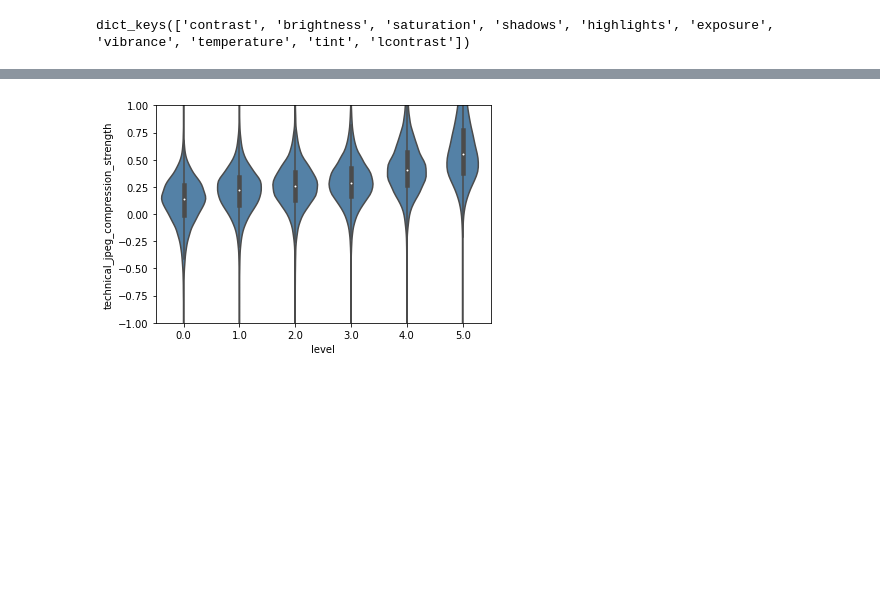
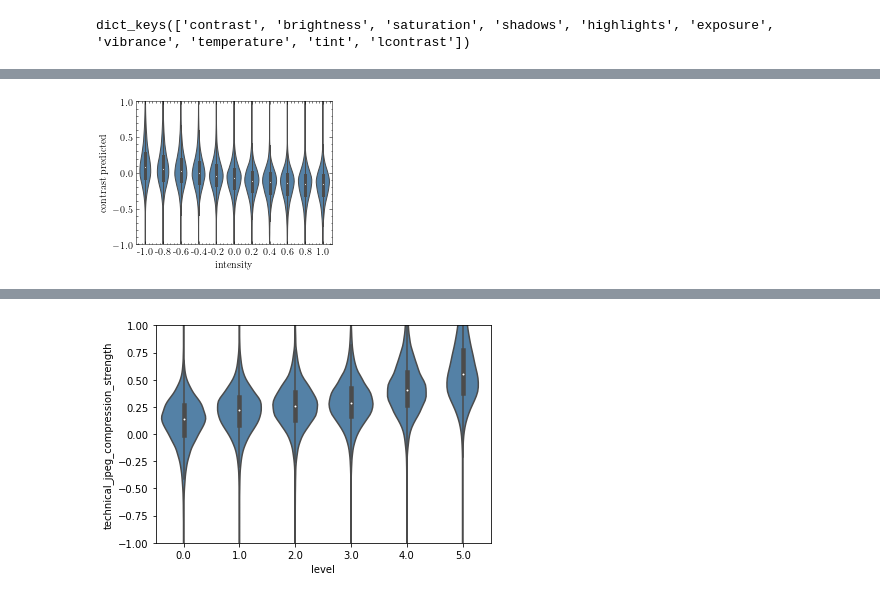
Before and after one commit to janpf/NIAA, a Jupyter notebook: analysis_code/IA_test_regress.ipynb, the cells around one changed output, grey strips where cells are left out. Cells and saved outputs as stored; diff of their text form; code cells hidden in the pictures; blank space fills up the shorter version.

```diff
--- a/analysis_code/IA_test_regress.ipynb
+++ b/analysis_code/IA_test_regress.ipynb
@@ -75,0 +100,5 @@ See the caveats in the documentation: https://pandas.pydata.org/pandas-docs/stab
+# %%
+violin_distortion("brightness", f"contrast predicted")
+plt.savefig("analysis/IA/regr_brightness_contrast.pdf")
+# %% [output]
+[figure, added]
```
Also changed, not shown: parts of 8 cells of this notebook, 7 other files.
